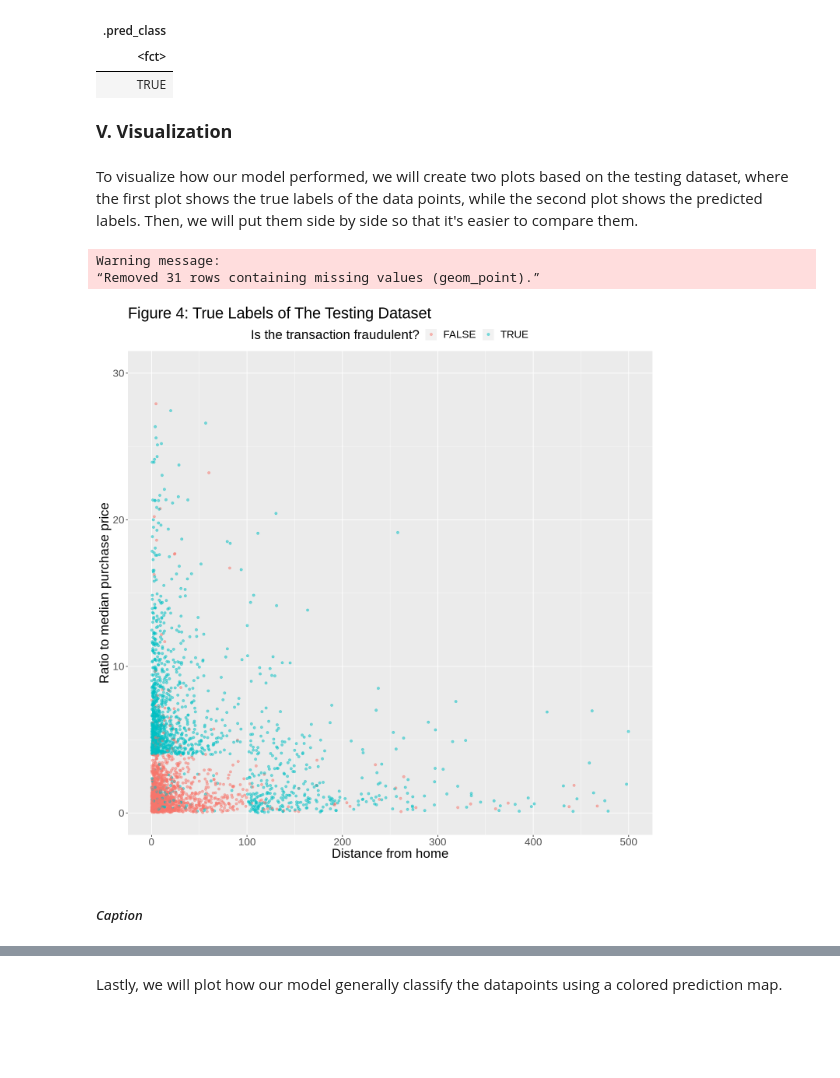
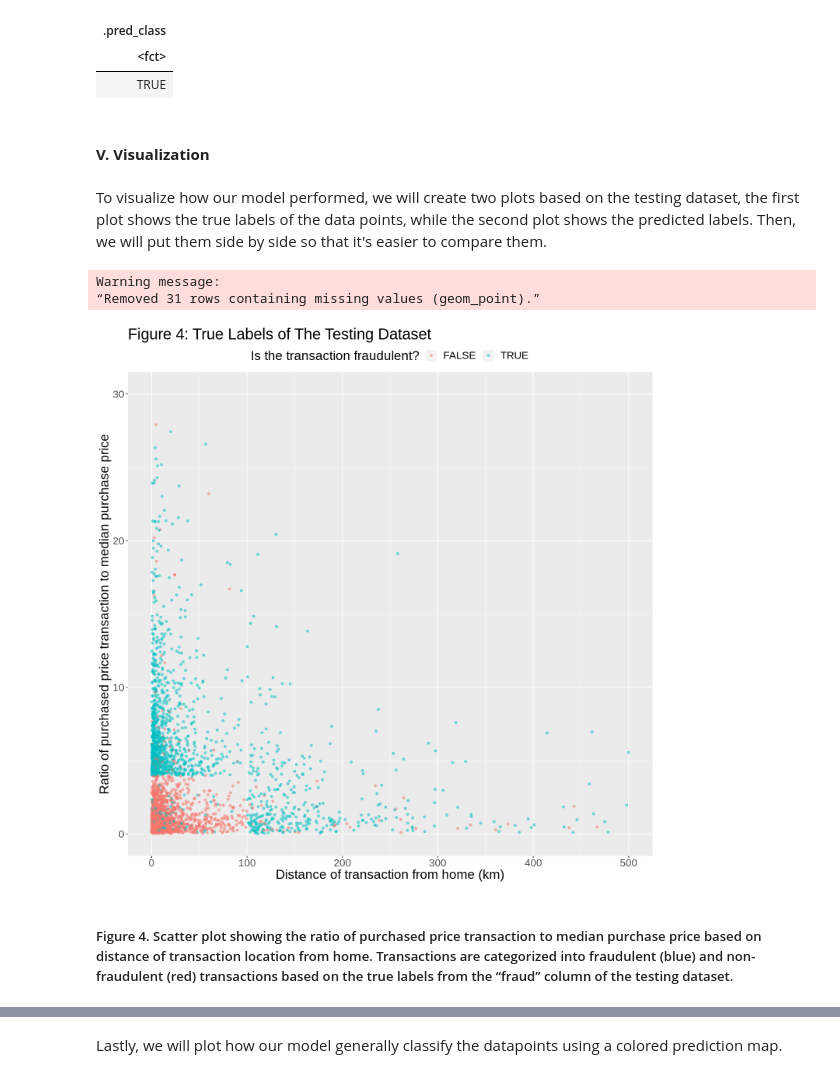
Before and after one commit to chohyeonkim/Data-Science-R-, a Jupyter notebook: Final_Report.ipynb, the cells around one changed output, grey strips where cells are left out. Saved outputs shown, nothing was run; the diff lists cells and outputs as text; code cells hidden in the pictures; blank space fills up the shorter version.

```diff
--- a/Final_Report.ipynb
+++ b/Final_Report.ipynb
@@ -671,28 +673,28 @@ A tibble: 1 × 1
 | <fct> |
 | TRUE |
 # %% [markdown]
-<font size="4">**V. Visualization**</font>
+#### **V. Visualization**
 # %% [markdown]
-To visualize how our model performed, we will create two plots based on the testing dataset, where the first plot shows the true labels of the data points, while the second plot shows the predicted labels. Then, we will put them side by side so that it's easier to compare them.
+To visualize how our model performed, we will create two plots based on the testing dataset, the first plot shows the true labels of the data points, while the second plot shows the predicted labels. Then, we will put them side by side so that it's easier to compare them.
 # %%
 options(repr.plot.width = 12, repr.plot.height = 12)
 card_test_true_plot <- card_prediction %>%
                        ggplot(aes(x = distance_from_home, y = ratio_to_median_purchase_price, colour = fraud)) +
                        geom_point(alpha = 0.5) +
-                       labs(x = "Distance from home",
-                            y = "Ratio to median purchase price",
+                       labs(x = "Distance of transaction from home (km)",
+                            y = "Ratio of purchased price transaction to median purchase price",
                        colour = "Is the transaction fraudulent?") +
                        theme(text = element_text(size=20), legend.position="top") +
                        ggtitle("Figure 4: True Labels of The Testing Dataset") +
                        scale_y_continuous(limits = c(0, 30)) +
                        scale_x_continuous(limits = c(0, 500))
 card_test_true_plot
 # %% [output]
 Warning message:
 “Removed 31 rows containing missing values (geom_point).”
-[figure, old version]
+[figure, new version]
-# %% [markdown]
-##### *Caption*
+# %% [markdown]
+##### Figure 4. Scatter plot showing the ratio of purchased price transaction to median purchase price based on distance of transaction location from home. Transactions are categorized into fraudulent (blue) and non-fraudulent (red) transactions based on the true labels from the “fraud” column of the testing dataset.
 # %%
 options(repr.plot.width = 12, repr.plot.height = 12)
 card_test_predict_plot <- card_prediction %>%
```
Also changed, not shown: parts of 29 cells of this notebook.
